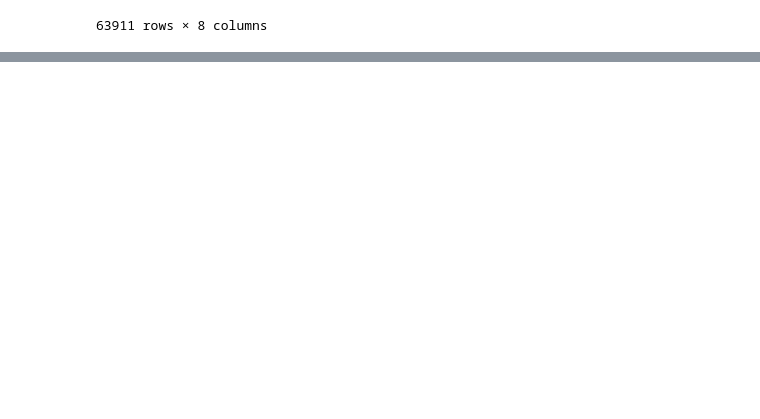
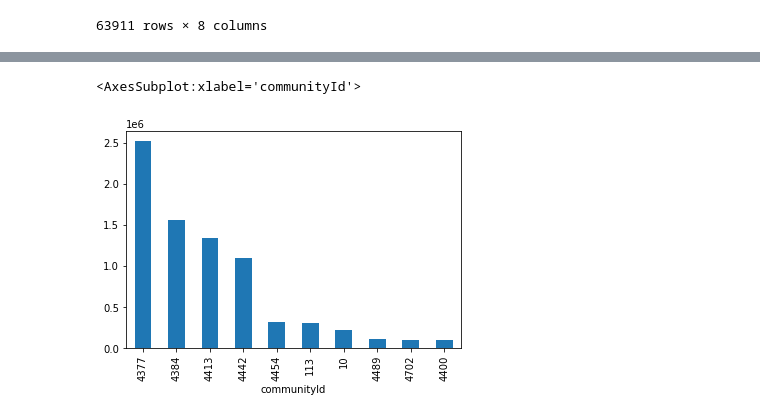
Before and after one commit to nss-data-science-cohort-6/hop_team-double-eagle-ii, a Jupyter notebook: hop_new.ipynb, the cells around one changed output, grey strips where cells are left out. Drawn from its saved outputs; the diff is of its cells as text; code cells hidden in the pictures; blank space fills up the shorter version.

Commit message:
with initial graphs from new Neo4J table

```diff
--- a/hop_new.ipynb
+++ b/hop_new.ipynb
@@ -201,0 +217,7 @@ specialist_test
+# %%
+query = "SELECT * FROM neo4j_output"
+
+with sqlite3.connect('./NPPES_Data_Dissemination.sqlite') as db:
+    neo4j_output = pd.read_sql(query, db)
+
+neo4j_output
@@ -201,0 +238,3 @@ specialist_test
+# %%
+neo4j_output.columns = ['NPI', 'communityId']
+neo4j_output
@@ -201,0 +255,4 @@ specialist_test
+# %%
+# modify this chunk of code to pull columns from other tables to produce new table with what you want
+neo4j_analysis = pd.merge(specialist_test, neo4j_output, how="left", left_on='from_npi', right_on='NPI')
+neo4j_analysis
@@ -201,0 +273,3 @@ specialist_test
+# %%
+neo4j_analysis_new = pd.merge(neo4j_analysis, provider[['NPI', 'Specialization']], how="left")
+neo4j_analysis_new
@@ -201,0 +292,5 @@ specialist_test
+# %%
+neo4j_analysis_new.groupby(['communityId'])['patient_count'].sum().sort_values(ascending = False).head(10).plot(kind = 'bar')
+# %% [output]
+<AxesSubplot:xlabel='communityId'>
+[figure, added]
```
Also changed, not shown: parts of 11 cells of this notebook.
